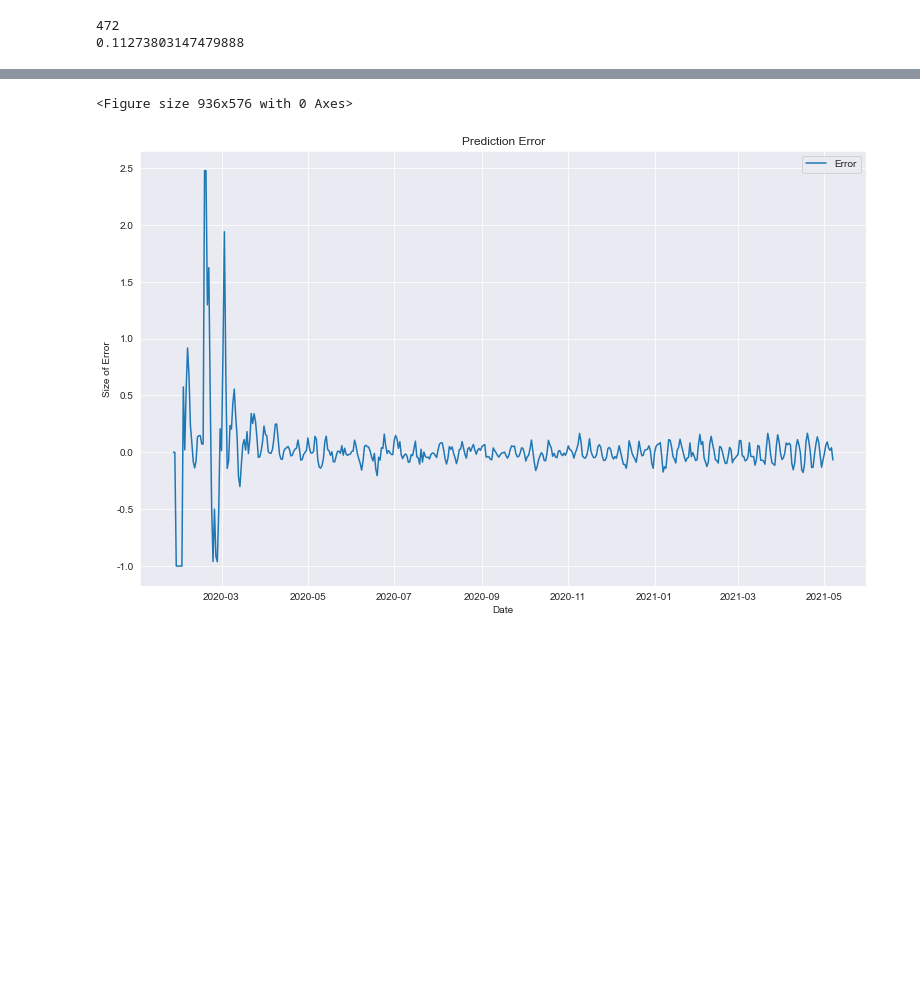
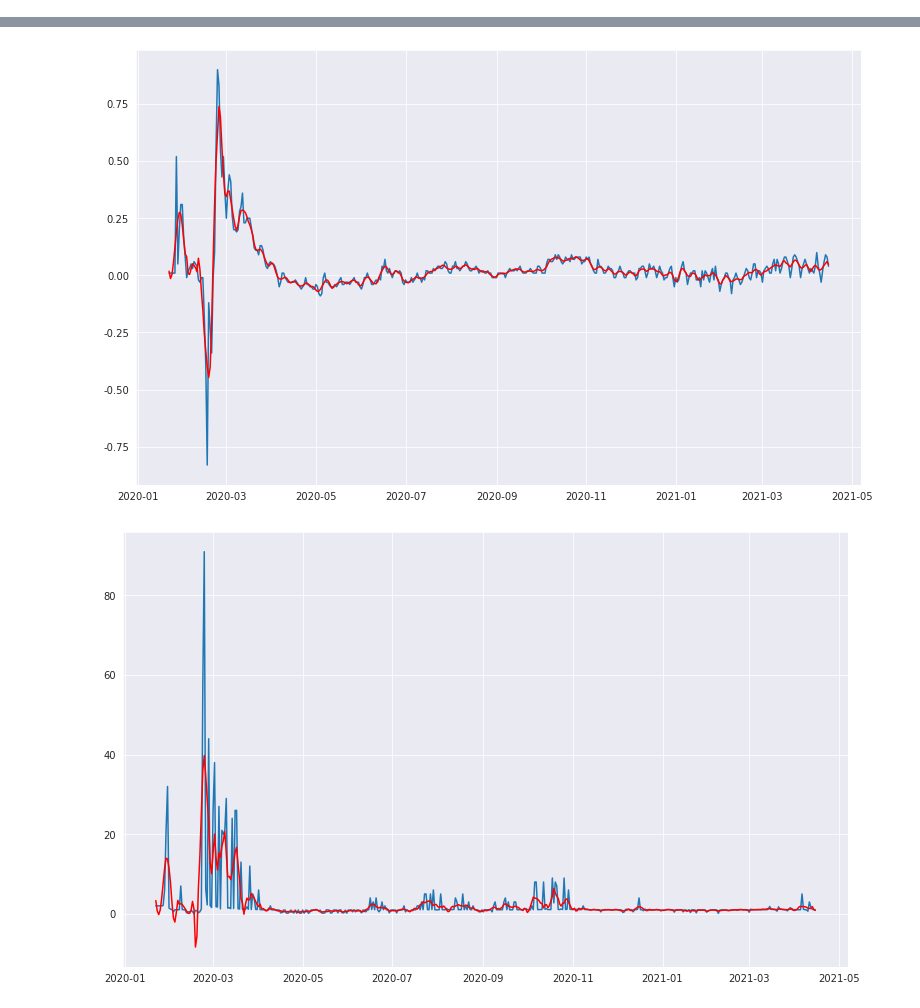
Before and after one commit to pauli-sch/TW-SIR, a Jupyter notebook: TW-SIR.ipynb, the cells around one changed output, grey strips where cells are left out. Drawn from its saved outputs; the diff is of its cells as text; code cells hidden in the pictures; blank space fills up the shorter version.

```diff
--- a/TW-SIR.ipynb
+++ b/TW-SIR.ipynb
@@ -42,7 +43,7 @@ def readRecoveredData(country):
     return data.sum()
 # %%
 #Populationsstand verschiedener Laender
-popu_dict = {'Brazil':210867954,'Korea, South':51269185,'Germany':82927922,'United Kingdom':66573504,'US':326766748,'China':1400050000, 'Italy':60482200, 'France':65233271, 'Spain':46397452 ,'Canada':36953765,'sars_bj': 14223000}
+popu_dict = {'Germany':82927922, 'Italy':60482200}
 
 def load_IR(name, N, t,T=None):
     """
@@ -251,8 +252,7 @@ def create_assist_date(datestart = None,dateend = None):
 
     datestart=datetime.datetime.strptime(datestart,'%Y-%m-%d')
     dateend=datetime.datetime.strptime(dateend,'%Y-%m-%d')
-    date_list = []
-    date_list.append(datestart.strftime('%Y-%m-%d'))
+    date_list = [datestart.strftime('%Y-%m-%d')]
     while datestart<dateend:
         datestart+=datetime.timedelta(days=+1)
         date_list.append(datestart.strftime('%Y-%m-%d'))
@@ -268,7 +268,7 @@ def predictPlot(I, I_t, t=None):
     #date_X = create_assist_date("2020-1-22", "2020-10-01")
     x_test  =pd.date_range(start='1/22/2020', end='10/1/2023', freq='D')
     X = np.arange(0, len(I_t))
-    ax  = plt.figure(figsize=(13, 8))
+    ax  = plt.figure(figsize=(14, 8))
     plt.grid(True)
     sns.lineplot(x_test[:len(I)], I, label = 'Measured Infected')
     sns.set_style('darkgrid')
@@ -278,6 +278,7 @@ def predictPlot(I, I_t, t=None):
     else:
         sns.lineplot(x_test[:len(I_t)],I_t,label="Predicted Infected")
     sns.set_style('darkgrid')
+    #plt.xlim(x_test[250], x_test[len(I)+50])
     plt.xlabel('Date')
     plt.ylabel('Number of active infections')
     plt.title('SIR Model')
@@ -685,15 +747,14 @@ country = 'Germany'
 #Auswertung
 
 country = 'Germany'
+plotParam(country, 5, 450)
 #predictI_bySize(country, 0, 5)
 #predictFuture(country, 5, 1)
-#I , I_p = predictTime(country, 5, 290)
-modelGermany(country, 7, 472, 0)
+#I , I_p = predictTime(country, 5, 260)
+#modelGermany(country, 5, 472, 0)
 #error = oneDayError(I[250:260], I_p[250:260])
 #print((1/10)*np.sum(abs(error)))
 #I2, I_p2 = predictEveryday(country, 6, 250,260)
 #error2 = oneDayError(I2[250:260], I_p2[250:260])
 #print((1/10)*np.sum(abs(error2)))
 # %% [output]
-472
-0.11273803147479888
@@ -701,5 +762,5 @@ modelGermany(country, 7, 472, 0)
-<Figure size 936x576 with 0 Axes>
-[figure, old version]
+[figure, new version]
+[figure, added]
 # %%
 # Versuch einfach I(t) vorherzusagen
 # fun fact: funktioniert nicht
```
Also changed, not shown: parts of 5 cells of this notebook, 2 other files.
